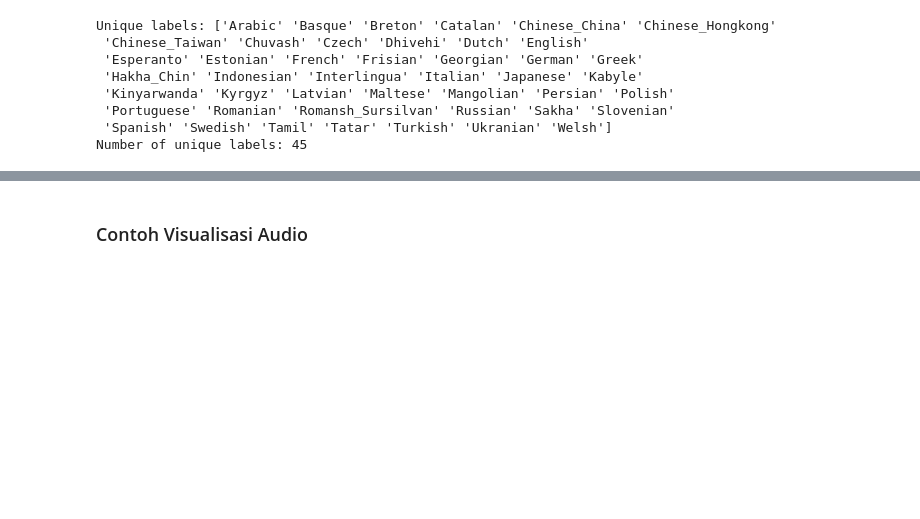
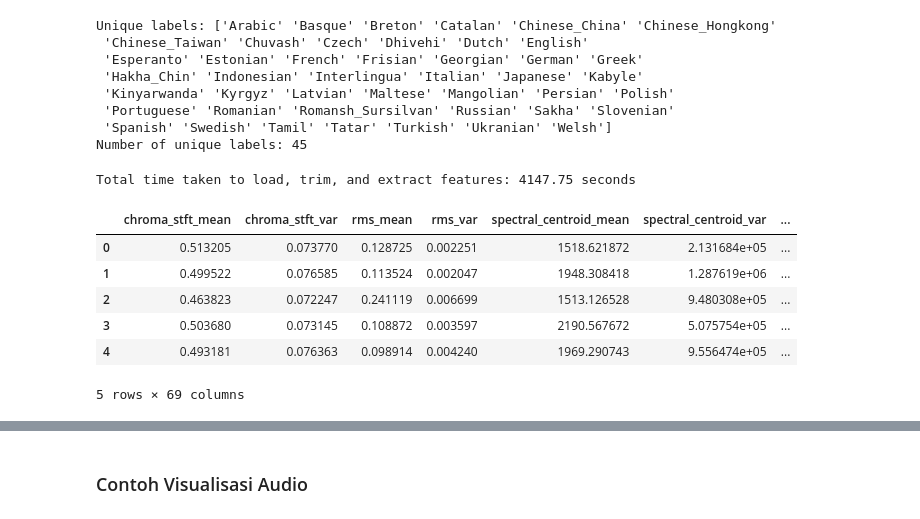
Before and after one commit to calvinadi/SLID_with_ML, a Jupyter notebook: common-language-identification-ml.ipynb, the cells around one changed output, grey strips where cells are left out. Drawn from its saved outputs; the diff is of its cells as text; code cells hidden in the pictures; blank space fills up the shorter version.

```diff
--- a/common-language-identification-ml.ipynb
+++ b/common-language-identification-ml.ipynb
@@ -268,2 +223,0 @@ def load_audio_data_multithreaded(dataset_path):
-# %%
-audio_data_list, labels = load_audio_data_multithreaded(dataset_path)
@@ -357,0 +269,32 @@ Number of unique labels: 45
+# %%
+def extract_features(audio_data, sample_rate):
+    features = {}
+    stft = np.abs(librosa.stft(audio_data))
+
+    features['chroma_stft_mean'] = np.mean(librosa.feature.chroma_stft(S=stft, sr=sample_rate))
+    features['chroma_stft_var'] = np.var(librosa.feature.chroma_stft(S=stft, sr=sample_rate))
+    features['rms_mean'] = np.mean(librosa.feature.rms(y=audio_data))
+    features['rms_var'] = np.var(librosa.feature.rms(y=audio_data))
+    features['spectral_centroid_mean'] = np.mean(librosa.feature.spectral_centroid(y=audio_data, sr=sample_rate))
+    features['spectral_centroid_var'] = np.var(librosa.feature.spectral_centroid(y=audio_data, sr=sample_rate))
+    features['spectral_bandwidth_mean'] = np.mean(librosa.feature.spectral_bandwidth(y=audio_data, sr=sample_rate))
+    features['spectral_bandwidth_var'] = np.var(librosa.feature.spectral_bandwidth(y=audio_data, sr=sample_rate))
+
+    # Additional features
+    features['zero_crossing_rate_mean'] = np.mean(librosa.feature.zero_crossing_rate(y=audio_data))
+    features['zero_crossing_rate_var'] = np.var(librosa.feature.zero_crossing_rate(y=audio_data))
+    features['spectral_rolloff_mean'] = np.mean(librosa.feature.spectral_rolloff(y=audio_data, sr=sample_rate))
+    features['spectral_rolloff_var'] = np.var(librosa.feature.spectral_rolloff(y=audio_data, sr=sample_rate))
+    features['spectral_flatness_mean'] = np.mean(librosa.feature.spectral_flatness(y=audio_data))
+    features['spectral_flatness_var'] = np.var(librosa.feature.spectral_flatness(y=audio_data))
+    spectral_contrast = librosa.feature.spectral_contrast(S=stft, sr=sample_rate)
+    for i in range(spectral_contrast.shape[0]):
+        features[f'spectral_contrast_{i}_mean'] = np.mean(spectral_contrast[i])
+        features[f'spectral_contrast_{i}_var'] = np.var(spectral_contrast[i])
+
+    mfccs = librosa.feature.mfcc(y=audio_data, sr=sample_rate, n_mfcc=20)
+    for i in range(1, 21):
+        features[f'mfcc{i}_mean'] = np.mean(mfccs[i-1])
+        features[f'mfcc{i}_var'] = np.var(mfccs[i-1])
+
+    return features
@@ -357,0 +348,17 @@ Number of unique labels: 45
+# %%
+# Load, trim and extract features
+audio_data_list = load_trim_extract_multithreaded(dataset_path)
+# %% [output]
+Total time taken to load, trim, and extract features: 4147.75 seconds
+# %%
+# Create DataFrame
+df = pd.DataFrame(audio_data_list)
+df.head()
+# %% [output]
+|  | chroma_stft_mean | chroma_stft_var | rms_mean | rms_var | spectral_centroid_mean | spectral_centroid_var | ... |
+| 0 | 0.513205 | 0.073770 | 0.128725 | 0.002251 | 1518.621872 | 2.131684e+05 | ... |
+| 1 | 0.499522 | 0.076585 | 0.113524 | 0.002047 | 1948.308418 | 1.287619e+06 | ... |
+| 2 | 0.463823 | 0.072247 | 0.241119 | 0.006699 | 1513.126528 | 9.480308e+05 | ... |
+| 3 | 0.503680 | 0.073145 | 0.108872 | 0.003597 | 2190.567672 | 5.075754e+05 | ... |
+| 4 | 0.493181 | 0.076363 | 0.098914 | 0.004240 | 1969.290743 | 9.556474e+05 | ... |
+5 rows × 69 columns
```
Also changed, not shown: parts of 26 cells of this notebook.
